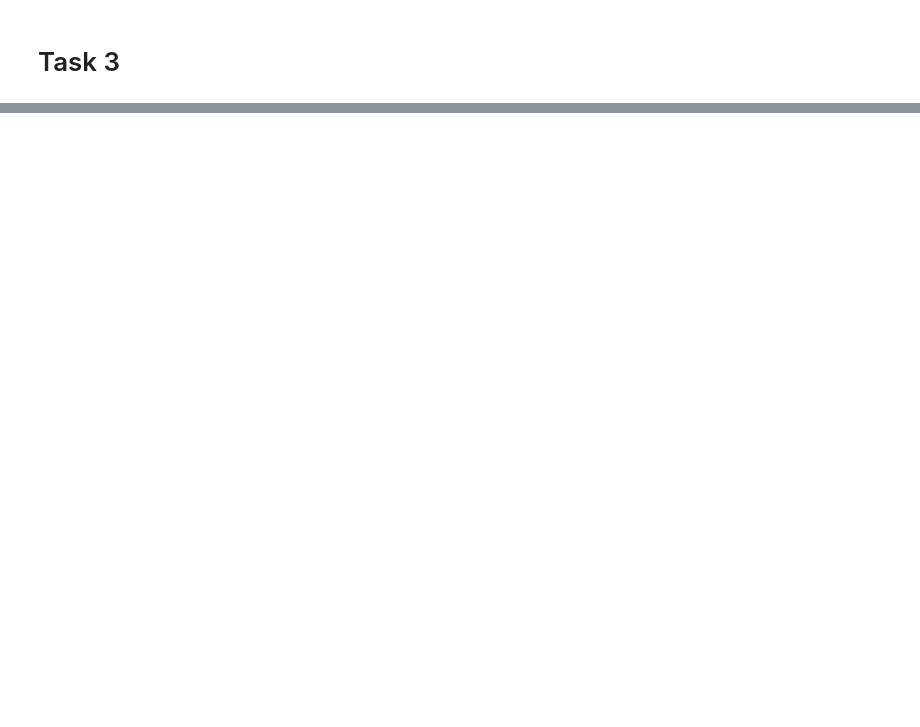
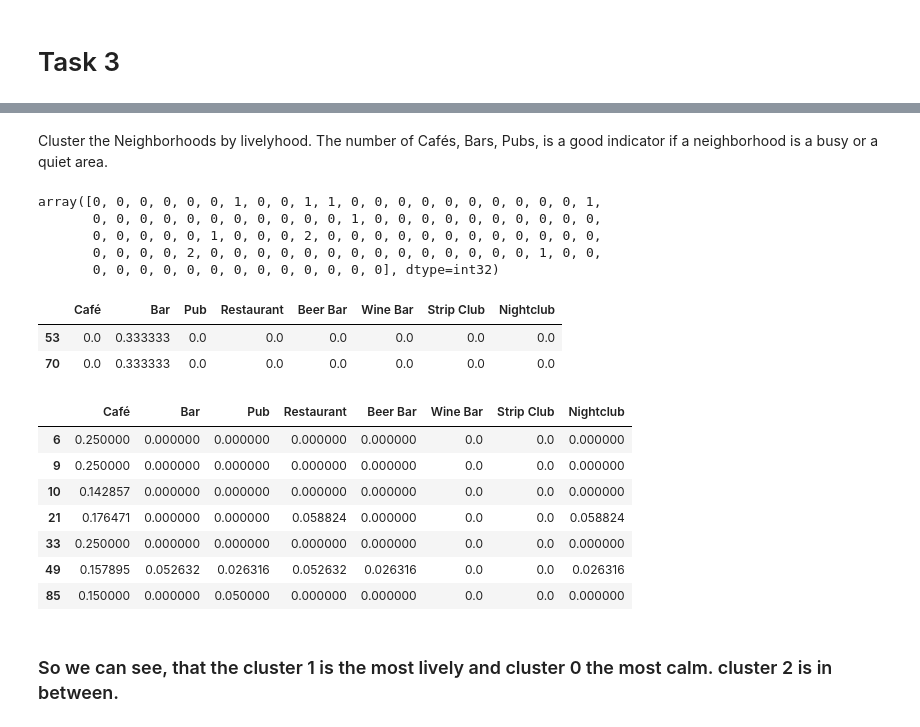
Before and after one commit to t-schanz/Coursera_Capstone, a Jupyter notebook: Toronto_from_wikipedia.ipynb, the cells around one changed output, grey strips where cells are left out. Cells and saved outputs as stored; diff of their text form; code cells hidden in the pictures; blank space fills up the shorter version.

```diff
--- a/Toronto_from_wikipedia.ipynb
+++ b/Toronto_from_wikipedia.ipynb
@@ -86,0 +267,44 @@ ModuleNotFoundError: No module named 'shapely'
+# %%
+toronto_grouped = toronto_onehot.groupby('Neighborhood').mean().reset_index()
+# %% [markdown]
+Cluster the Neighborhoods by livelyhood. The number of Cafés, Bars, Pubs, is a good indicator if a neighborhood is a busy or a quiet area.
+# %%
+criteria = ["Café", "Bar", "Pub", "Restaurant", "Beer Bar", "Wine Bar", "Strip Club", "Nightclub"]
+# %%
+# set number of clusters
+kclusters = 3
+
+toronto_grouped_clustering = toronto_grouped.drop('Neighborhood', 1)[criteria]
+
+# run k-means clustering
+kmeans = KMeans(n_clusters=kclusters, random_state=0).fit(toronto_grouped_clustering)
+
+# check cluster labels generated for each row in the dataframe
+kmeans.labels_
+# %% [output]
+array([0, 0, 0, 0, 0, 0, 1, 0, 0, 1, 1, 0, 0, 0, 0, 0, 0, 0, 0, 0, 0, 1,
+       0, 0, 0, 0, 0, 0, 0, 0, 0, 0, 0, 1, 0, 0, 0, 0, 0, 0, 0, 0, 0, 0,
+       0, 0, 0, 0, 0, 1, 0, 0, 0, 2, 0, 0, 0, 0, 0, 0, 0, 0, 0, 0, 0, 0,
+       0, 0, 0, 0, 2, 0, 0, 0, 0, 0, 0, 0, 0, 0, 0, 0, 0, 0, 0, 1, 0, 0,
+       0, 0, 0, 0, 0, 0, 0, 0, 0, 0, 0, 0, 0], dtype=int32)
+# %%
+toronto_grouped.insert(0, 'Cluster Labels', kmeans.labels_)
+# %%
+toronto_grouped[toronto_grouped["Cluster Labels"] == 2][criteria]
+# %% [output]
+|  | Café | Bar | Pub | Restaurant | Beer Bar | Wine Bar | Strip Club | Nightclub |
+| 53 | 0.0 | 0.333333 | 0.0 | 0.0 | 0.0 | 0.0 | 0.0 | 0.0 |
+| 70 | 0.0 | 0.333333 | 0.0 | 0.0 | 0.0 | 0.0 | 0.0 | 0.0 |
+# %%
+toronto_grouped[toronto_grouped["Cluster Labels"] == 1][criteria]
+# %% [output]
+|  | Café | Bar | Pub | Restaurant | Beer Bar | Wine Bar | Strip Club | Nightclub |
+| 6 | 0.250000 | 0.000000 | 0.000000 | 0.000000 | 0.000000 | 0.0 | 0.0 | 0.000000 |
+| 9 | 0.250000 | 0.000000 | 0.000000 | 0.000000 | 0.000000 | 0.0 | 0.0 | 0.000000 |
+| 10 | 0.142857 | 0.000000 | 0.000000 | 0.000000 | 0.000000 | 0.0 | 0.0 | 0.000000 |
+| 21 | 0.176471 | 0.000000 | 0.000000 | 0.058824 | 0.000000 | 0.0 | 0.0 | 0.058824 |
+| 33 | 0.250000 | 0.000000 | 0.000000 | 0.000000 | 0.000000 | 0.0 | 0.0 | 0.000000 |
+| 49 | 0.157895 | 0.052632 | 0.026316 | 0.052632 | 0.026316 | 0.0 | 0.0 | 0.026316 |
+| 85 | 0.150000 | 0.000000 | 0.050000 | 0.000000 | 0.000000 | 0.0 | 0.0 | 0.000000 |
+# %% [markdown]
+### So we can see, that the cluster 1 is the most lively and cluster 0 the most calm. cluster 2 is in between.
```
Also changed, not shown: parts of 17 cells of this notebook.
